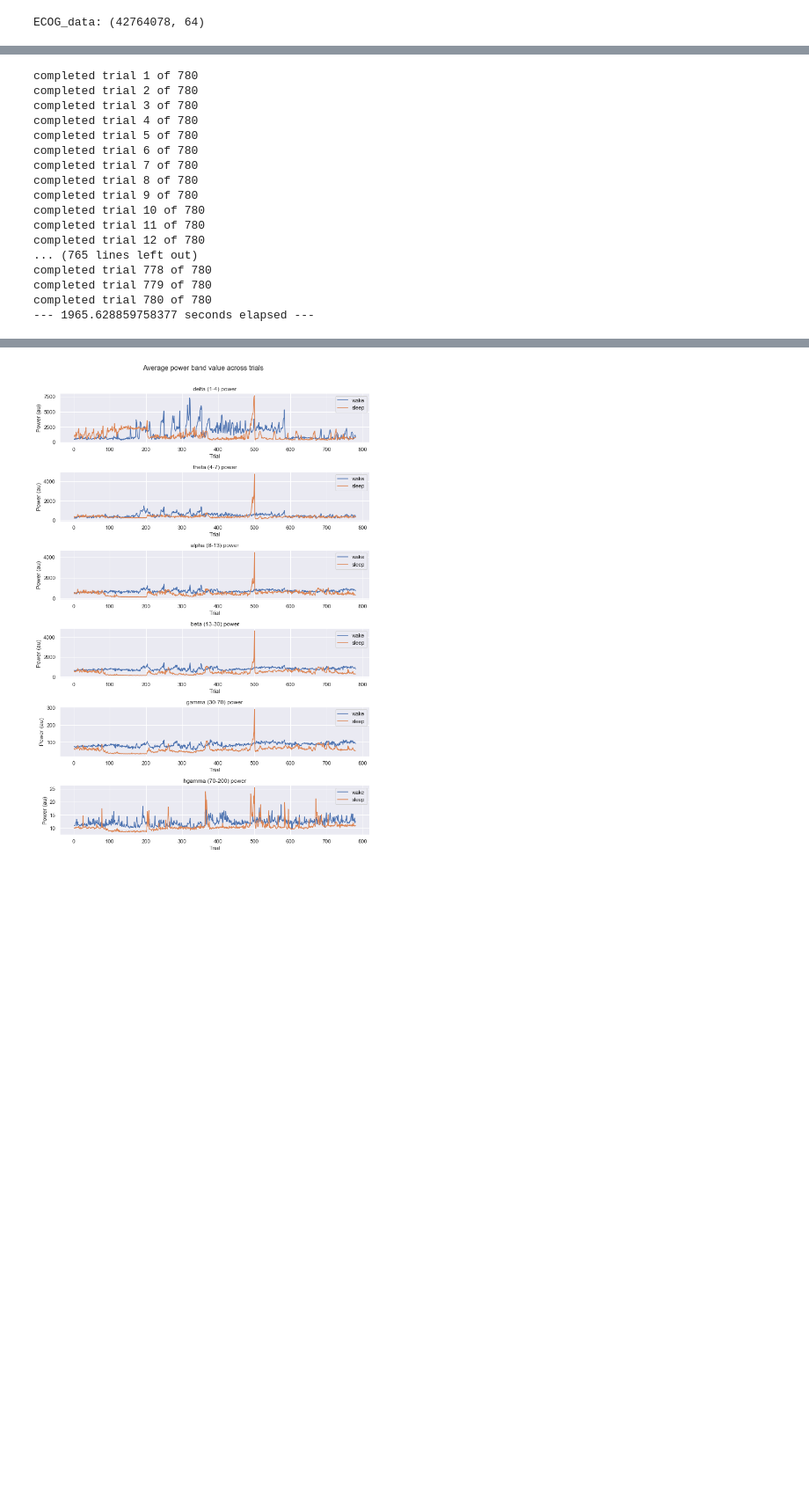
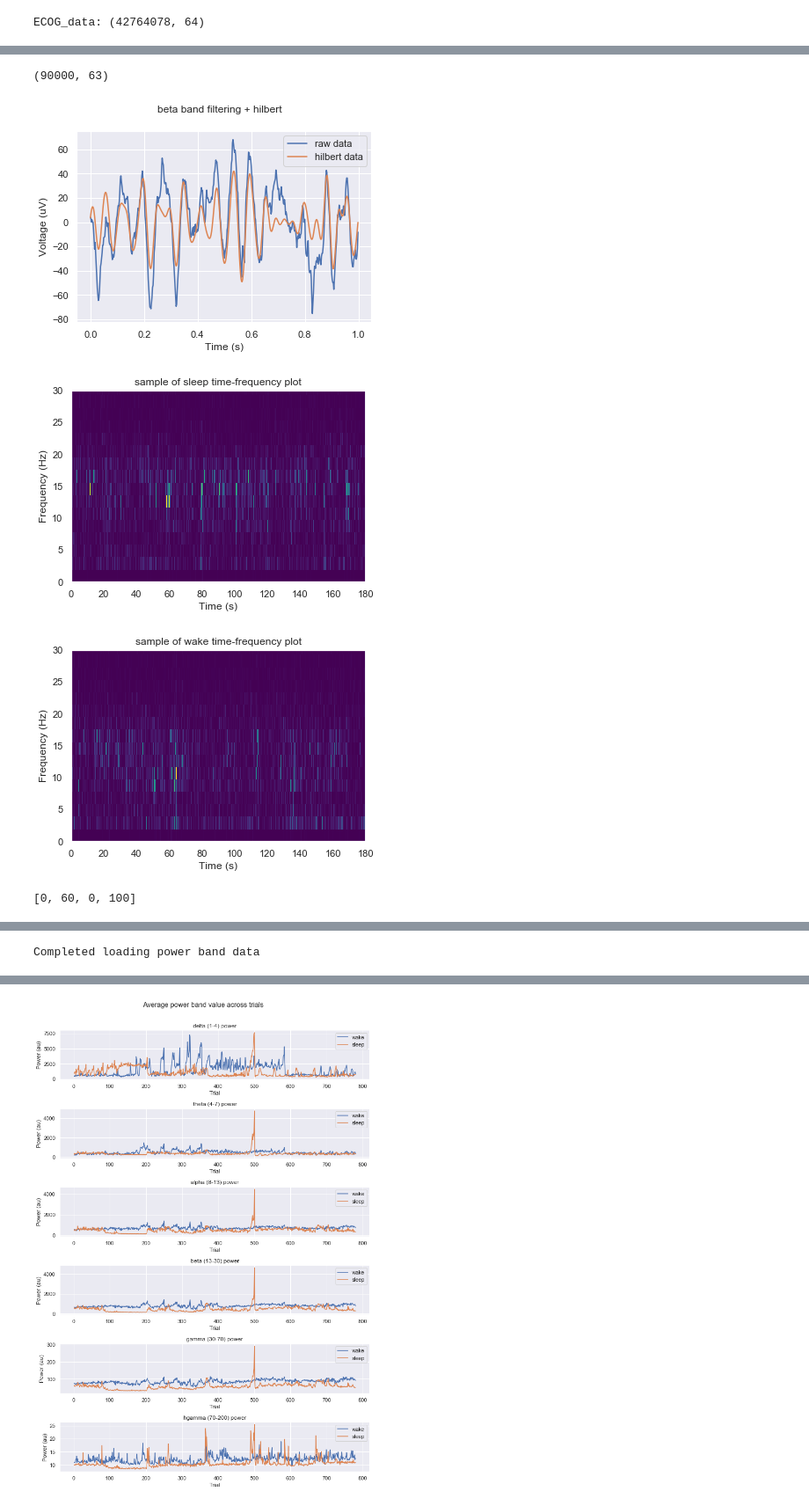
Before and after one commit to sunh20/SleepClass, a Jupyter notebook: sleep_process_d6.ipynb, the cells around one changed output, grey strips where cells are left out. Shown: that part at 88% size. Saved outputs shown, nothing was run; the diff lists cells and outputs as text; code cells hidden in the pictures; blank space fills up the shorter version.

```diff
--- a/sleep_process_d6.ipynb
+++ b/sleep_process_d6.ipynb
@@ -205,21 +215,53 @@ data_split dimensions: (780, 15000, 63)
 # %%
 # test that the filters work
 data = data_sleep_split[0,:,:]
 print(data.shape)
 
-data_filt = filt.flex_filter(data,fs,12,30,btype='bandpass')
+data_filt = filt.flex_filter(data_sleep_split[0,:,:],fs,12,30,btype='bandpass')
 data_hilb = sp.signal.hilbert(data_filt)
 
 if plot_on:
     plt.figure
-    plt.plot(t[0:500],data[0:500,0],label='raw data')
+    plt.plot(t[0:500],data_sleep_split[0,0:500,0],label='raw data')
     # plt.plot(t[0:500],data_filt[0:500,0],label='filtered data')
     plt.plot(t[0:500],data_hilb[0:500,0].real,label='hilbert data')
     plt.legend()
     plt.suptitle('beta band filtering + hilbert')
     plt.xlabel('Time (s)')
     plt.ylabel('Voltage (uV)')
     plt.show()
 
-# TODO: plot some avg spectral bands (signal.welch) for sleep + wake
-# average spectral bands here
+# plot some avg spectral bands for sleep + wake
+ff, tt, data_spect = signal.spectrogram(data_sleep_split[0,:,0], 500)
+plt.pcolormesh(tt, ff, data_spect,cmap='viridis')
+plt.axis([0,180,0,30])
+plt.xlabel('Time (s)')
+plt.ylabel('Frequency (Hz)')
+plt.title('sample of sleep time-frequency plot')
+plt.show()
+
+ff, tt, data_spect = signal.spectrogram(data_wake_split[0,:,0], 500)
+plt.pcolormesh(tt, ff, data_spect,cmap='viridis')
+plt.axis([0,180,0,30])
+plt.xlabel('Time (s)')
+plt.ylabel('Frequency (Hz)')
+plt.title('sample of wake time-frequency plot')
+plt.show()
+
+
+plt.figure()
+f_welch, data_welch = sp.signal.welch(data_sleep_split[0,:,0],fs)
+plt.plot(f_welch, data_welch,label='sleep')
+f_welch, data_welch = sp.signal.welch(data_wake_split[0,:,0],fs)
+plt.plot(f_welch, data_welch,label='wake')
+plt.xlabel('Frequency (Hz)')
+plt.ylabel('Power')
+plt.legend()
+plt.title('spectrograms (welch)')
+plt.axis([0,60,0,100])
+# %% [output]
+(90000, 63)
+[figure, added]
+[figure, added]
+[figure, added]
+[0, 60, 0, 100]
@@ -226,6 +269,6 @@ if plot_on:
 # %%
 # if pow_bands exists, load, otherwise process
-load = False
+load = True
 path_pow_bands = subj_id  + '_pow_bands_' + str(t_splice) + '.npy'
 if os.path.isfile(path_pow_bands) and load:
     pow_bands_sleep, pow_bands_wake = np.load(path_pow_bands)
@@ -272,23 +315,7 @@ else:
         np.save(path_pow_bands, [pow_bands_sleep, pow_bands_wake, chan, num_trials, subj_id])
         print('Completed saving to file')
 # %% [output]
-completed trial 1 of 780
-completed trial 2 of 780
-completed trial 3 of 780
-completed trial 4 of 780
-completed trial 5 of 780
-completed trial 6 of 780
-completed trial 7 of 780
-completed trial 8 of 780
-completed trial 9 of 780
-completed trial 10 of 780
-completed trial 11 of 780
-completed trial 12 of 780
-... (765 lines left out)
-completed trial 778 of 780
-completed trial 779 of 780
-completed trial 780 of 780
---- 1965.628859758377 seconds elapsed ---
+Completed loading power band data
 # %%
 # t-test
 p_sleep_mean = np.mean(np.mean(pow_bands_sleep,axis=-1),axis=0)
```
Also changed, not shown: parts of 17 cells of this notebook.
